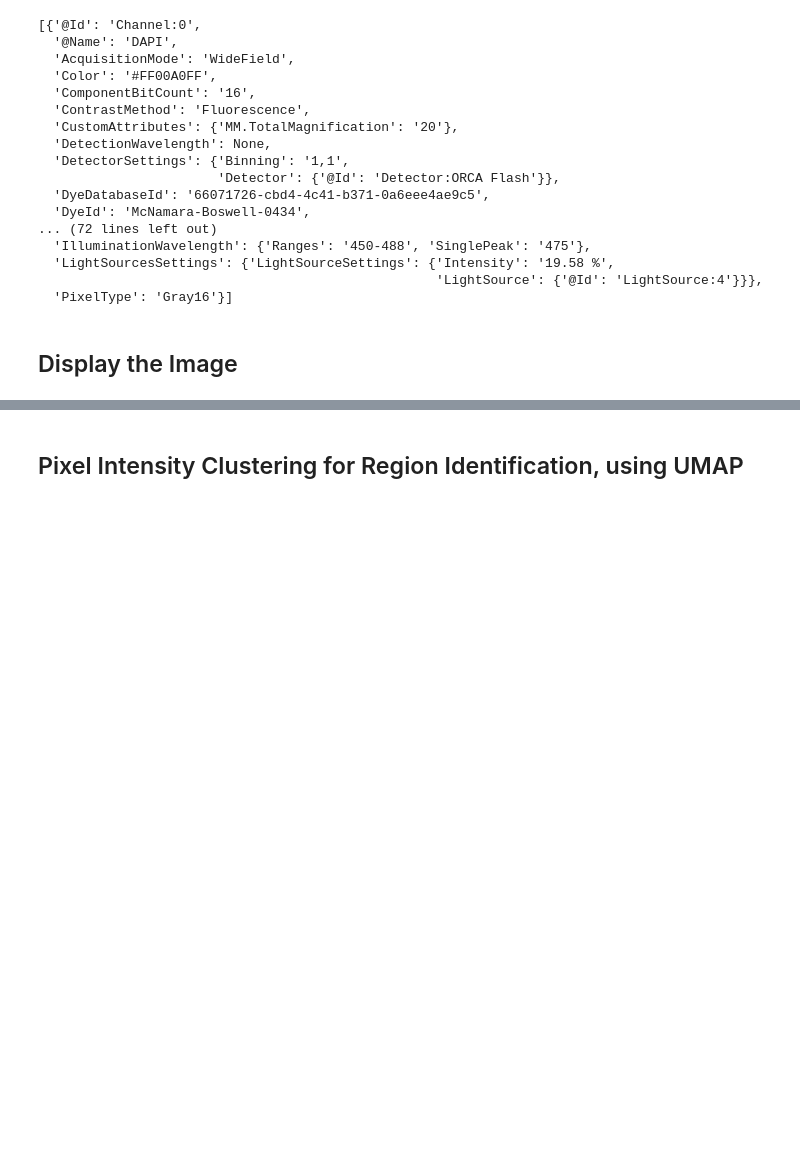
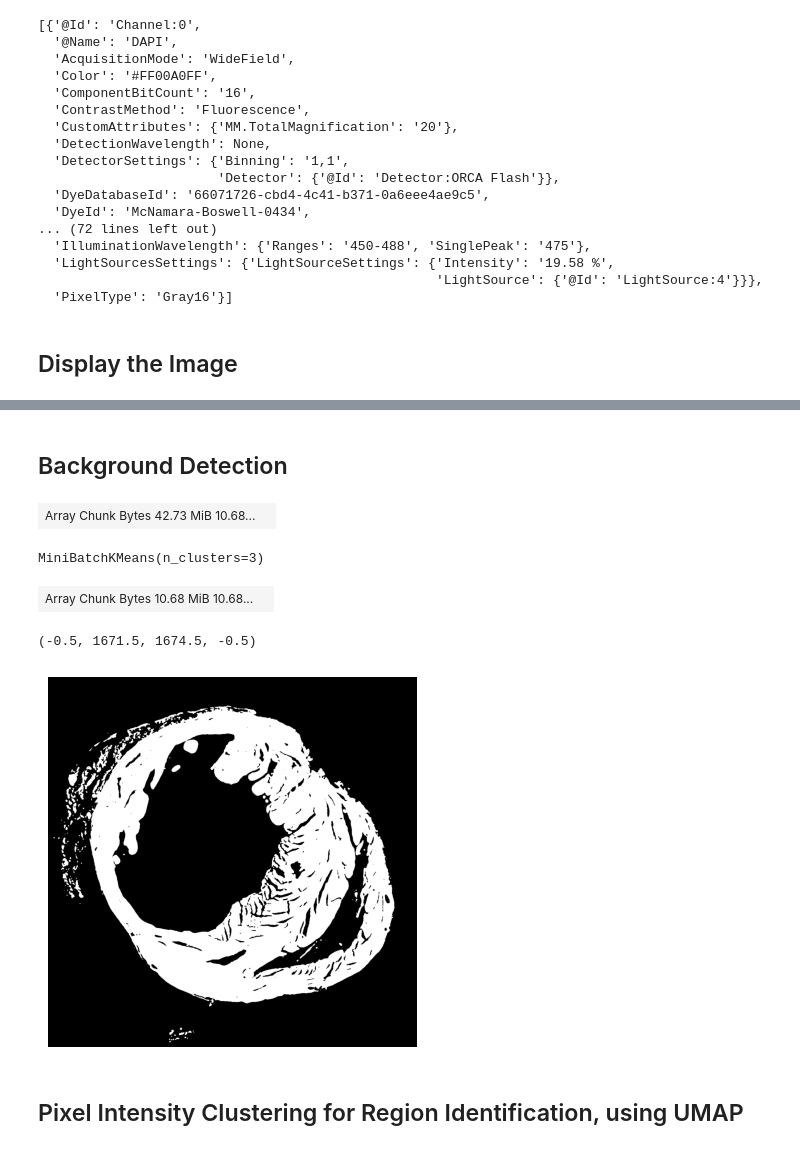
Before and after one commit to bpi-oxford/Myocardial-Infarction-Analysis, a Jupyter notebook: fluorescent.ipynb, the cells around one changed output, grey strips where cells are left out. Saved outputs shown, nothing was run; the diff lists cells and outputs as text; code cells hidden in the pictures; blank space fills up the shorter version.

```diff
--- a/fluorescent.ipynb
+++ b/fluorescent.ipynb
@@ -280,3 +333,31 @@ for i in range(4):
+# %% [markdown]
+## Background Detection
+# %%
+img_dask_sub_blur = da.stack(res)
+img_dask_sub_blur
+# %% [output]
+| Array Chunk Bytes 42.73 MiB 10.68... |  |
+# %%
+input = img_dask_sub_blur.T.reshape(-1,4)/255.0
+
+from sklearn.cluster import MiniBatchKMeans
+kmeans = MiniBatchKMeans(3)
+
+kmeans.fit(input)
+# %% [output]
+MiniBatchKMeans(n_clusters=3)
+# %%
+label = da.from_array(kmeans.labels_.reshape(img_dask_sub.T.shape[0:2]))
+label
+# %% [output]
+| Array Chunk Bytes 10.68 MiB 10.68... |  |
+# %%
+tissue_label = label>=1
+plt.imshow(tissue_label,cmap='gray')
+plt.axis("off")
+# %% [output]
+(-0.5, 1671.5, 1674.5, -0.5)
+[figure, added]
 # %% [markdown]
 ## Pixel Intensity Clustering for Region Identification, using UMAP
 # %% [markdown]
```
Also changed, not shown: parts of 28 cells of this notebook.
